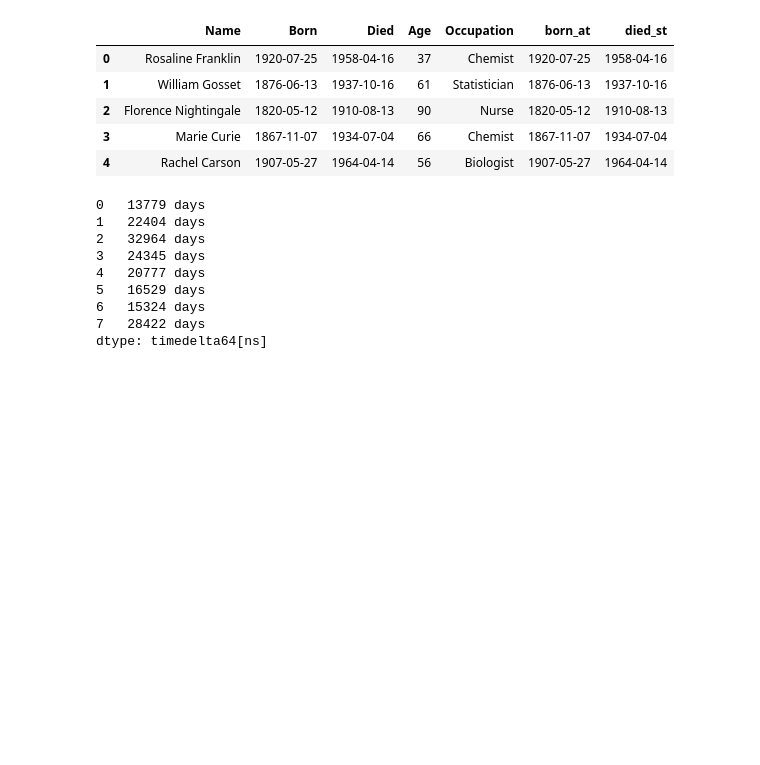
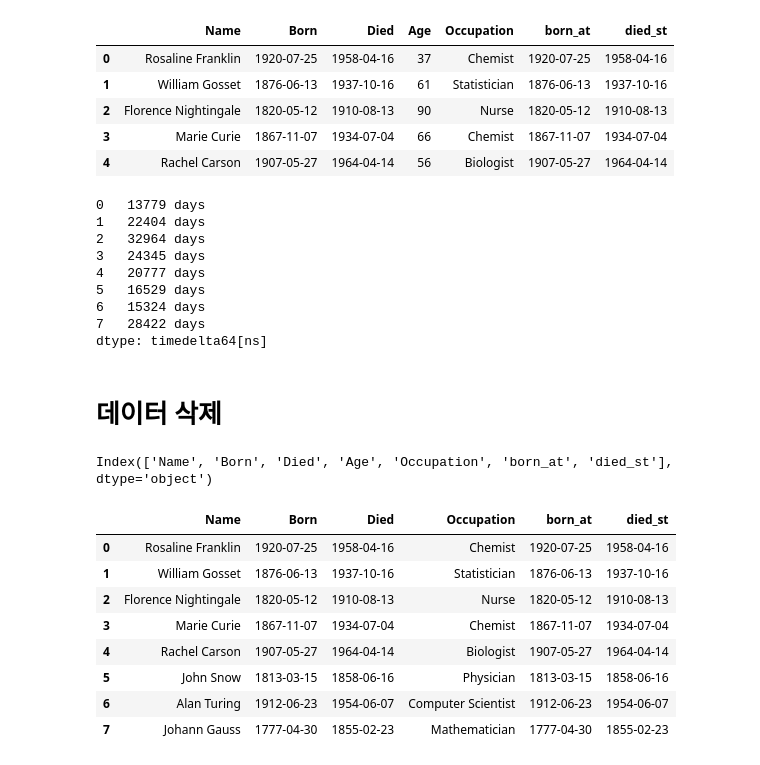
Before and after one commit to byahram/dev-study, a Jupyter notebook: python/python-ai/01_data_analysis/01_pandas.ipynb, the cells around one changed output. Drawn from its saved outputs; the diff is of its cells as text; code cells hidden in the pictures; blank space fills up the shorter version.

```diff
--- a/python/python-ai/01_data_analysis/01_pandas.ipynb
+++ b/python/python-ai/01_data_analysis/01_pandas.ipynb
@@ -809,3 +809,22 @@ scientists["died_st"] - scientists["born_at"]
 6   15324 days
 7   28422 days
 dtype: timedelta64[ns]
+# %% [markdown]
+# 데이터 삭제
+# %%
+scientists.columns
+# %% [output]
+Index(['Name', 'Born', 'Died', 'Age', 'Occupation', 'born_at', 'died_st'], dtype='object')
+# %%
+# Age 컬럼 제거
+scientists.drop(["Age"], axis = 1)
+# %% [output]
+|  | Name | Born | Died | Occupation | born_at | died_st |
+| 0 | Rosaline Franklin | 1920-07-25 | 1958-04-16 | Chemist | 1920-07-25 | 1958-04-16 |
+| 1 | William Gosset | 1876-06-13 | 1937-10-16 | Statistician | 1876-06-13 | 1937-10-16 |
+| 2 | Florence Nightingale | 1820-05-12 | 1910-08-13 | Nurse | 1820-05-12 | 1910-08-13 |
+| 3 | Marie Curie | 1867-11-07 | 1934-07-04 | Chemist | 1867-11-07 | 1934-07-04 |
+| 4 | Rachel Carson | 1907-05-27 | 1964-04-14 | Biologist | 1907-05-27 | 1964-04-14 |
+| 5 | John Snow | 1813-03-15 | 1858-06-16 | Physician | 1813-03-15 | 1858-06-16 |
+| 6 | Alan Turing | 1912-06-23 | 1954-06-07 | Computer Scientist | 1912-06-23 | 1954-06-07 |
+| 7 | Johann Gauss | 1777-04-30 | 1855-02-23 | Mathematician | 1777-04-30 | 1855-02-23 |
```
Also changed, not shown: parts of 12 cells of this notebook, 2 other files.
